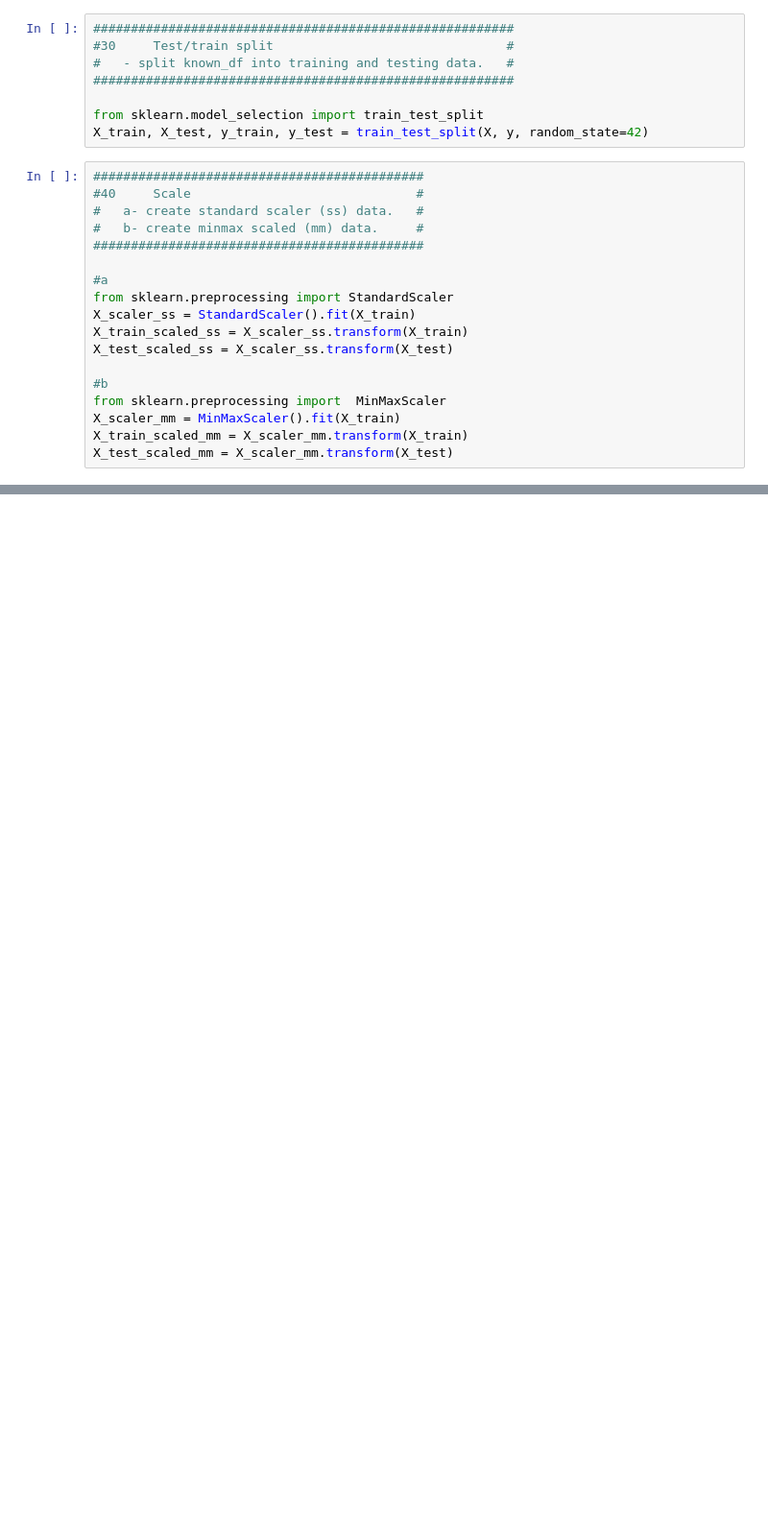
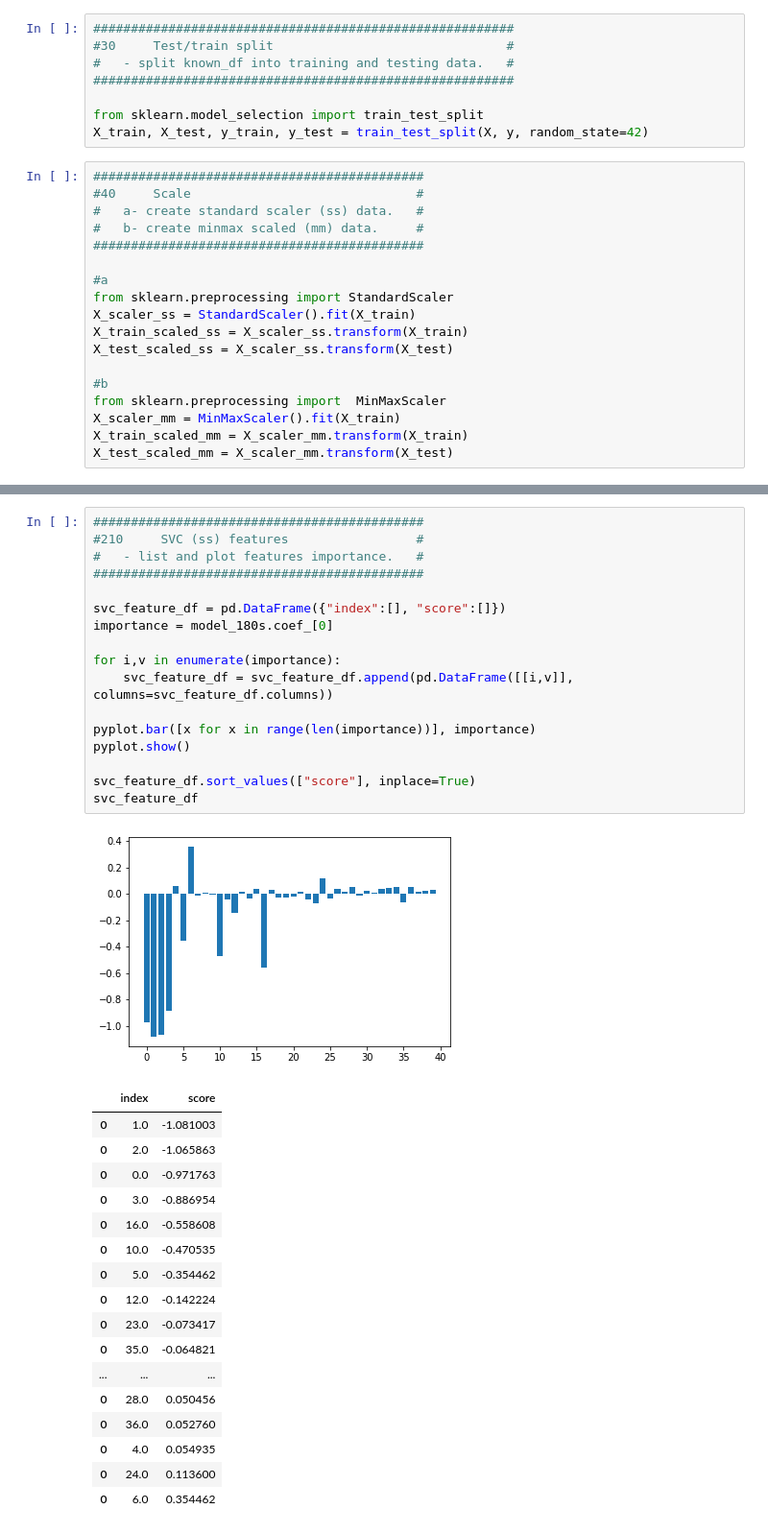
Before and after one commit to dougbhigh/Habitable-Planet-Prediction, a Jupyter notebook: ipynb_files/model0_Compare.ipynb, the cells around one changed output, grey strips where cells are left out. Shown at 96% size. Cells and saved outputs as stored; diff of their text form; blank space fills up the shorter version.

```diff
--- a/ipynb_files/model0_Compare.ipynb
+++ b/ipynb_files/model0_Compare.ipynb
@@ -1074,0 +709,36 @@ compare_df
+# %%
+############################################
+#210     SVC (ss) features                 #
+#   - list and plot features importance.   #
+############################################
+
+svc_feature_df = pd.DataFrame({"index":[], "score":[]})
+importance = model_180s.coef_[0]
+
+for i,v in enumerate(importance):
+    svc_feature_df = svc_feature_df.append(pd.DataFrame([[i,v]], columns=svc_feature_df.columns))
+
+pyplot.bar([x for x in range(len(importance))], importance)
+pyplot.show()
+
+svc_feature_df.sort_values(["score"], inplace=True)
+svc_feature_df
+# %% [output]
+[figure, added]
+|  | index | score |
+| 0 | 1.0 | -1.081003 |
+| 0 | 2.0 | -1.065863 |
+| 0 | 0.0 | -0.971763 |
+| 0 | 3.0 | -0.886954 |
+| 0 | 16.0 | -0.558608 |
+| 0 | 10.0 | -0.470535 |
+| 0 | 5.0 | -0.354462 |
+| 0 | 12.0 | -0.142224 |
+| 0 | 23.0 | -0.073417 |
+| 0 | 35.0 | -0.064821 |
+| ... | ... | ... |
+| 0 | 28.0 | 0.050456 |
+| 0 | 36.0 | 0.052760 |
+| 0 | 4.0 | 0.054935 |
+| 0 | 24.0 | 0.113600 |
+| 0 | 6.0 | 0.354462 |
```
Also changed, not shown: parts of 78 cells of this notebook, 16 other files.
